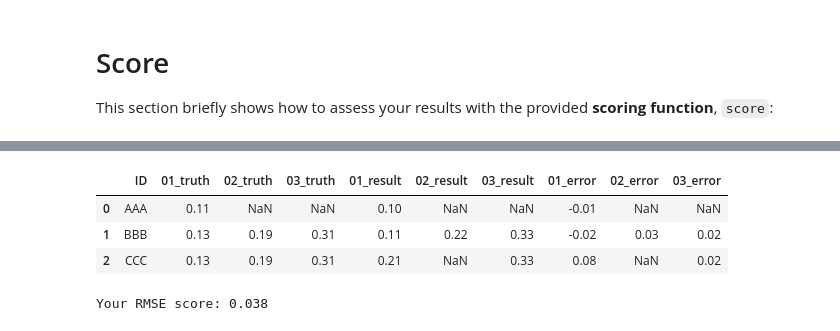
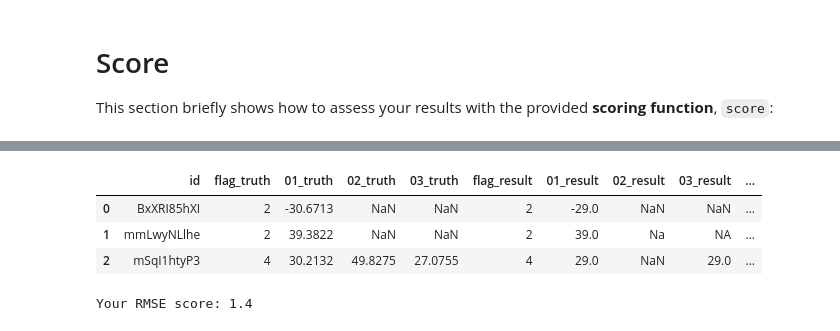
Before and after one commit to AstroStat-Academy/hackathon-1, a Jupyter notebook: challenge/challenge.ipynb, the cells around one changed output, grey strips where cells are left out. Saved outputs shown, nothing was run; the diff lists cells and outputs as text; code cells hidden in the pictures.

Commit message:
Fixed score, explanations, adapted mock to actual data

```diff
--- a/challenge/challenge.ipynb
+++ b/challenge/challenge.ipynb
@@ -365,7 +366,7 @@ display(df_results)
 import numpy as np
 import pandas as pd
 
-df_truth = pd.read_csv("mock_data/truth.csv")
+df_truth   = pd.read_csv("mock_data/truth.csv")
 df_results = pd.read_csv("mock_data/results.csv")
 
 def score(df_results, df_truth):
@@ -390,38 +391,38 @@ def score(df_results, df_truth):
         Returns NaN if no valid pairs remain.
 
     Notes
     -----
     Numeric strings are accepted. Missing values (including the strings
     "NA" and "NaN", and np.nan) and other nonnumeric values are coerced
     to NaN. A pair is excluded if either value is missing.
     Displays the first five comparison rows with signed errors.
     """
 
     df_comparison = df_truth.merge(
-        df_results, on="ID", suffixes=("_truth", "_result")
+        df_results, on="id", suffixes=("_truth", "_result")
     )
 
     for col in ["01", "02", "03"]:
         truth = pd.to_numeric(df_comparison[f"{col}_truth"], errors="coerce")
         result = pd.to_numeric(df_comparison[f"{col}_result"], errors="coerce")
         df_comparison[f"{col}_error"] = result - truth
 
     display(df_comparison.head())
 
     # Pool all valid errors before taking the root mean square.
     errors = df_comparison[[f"{col}_error" for col in [
         "01", "02", "03"
     ]]].stack()
     rmse = float(np.sqrt(errors.pow(2).mean()))
 
     return rmse
 
 print("Your RMSE score: %.2g" % score(df_results, df_truth))
 # %% [output]
-|  | ID | 01_truth | 02_truth | 03_truth | 01_result | 02_result | 03_result | 01_error | 02_error | 03_error |
-| 0 | AAA | 0.11 | NaN | NaN | 0.10 | NaN | NaN | -0.01 | NaN | NaN |
-| 1 | BBB | 0.13 | 0.19 | 0.31 | 0.11 | 0.22 | 0.33 | -0.02 | 0.03 | 0.02 |
-| 2 | CCC | 0.13 | 0.19 | 0.31 | 0.21 | NaN | 0.33 | 0.08 | NaN | 0.02 |
+|  | id | flag_truth | 01_truth | 02_truth | 03_truth | flag_result | 01_result | 02_result | 03_result | ... |
+| 0 | BxXRI85hXI | 2 | -30.6713 | NaN | NaN | 2 | -29.0 | NaN | NaN | ... |
+| 1 | mmLwyNLlhe | 2 | 39.3822 | NaN | NaN | 2 | 39.0 | Na | NA | ... |
+| 2 | mSqI1htyP3 | 4 | 30.2132 | 49.8275 | 27.0755 | 4 | 29.0 | NaN | 29.0 | ... |
-Your RMSE score: 0.038
+Your RMSE score: 1.4
 # %%
 #EOF
```
Also changed, not shown: parts of 4 cells of this notebook, 9 other files.
